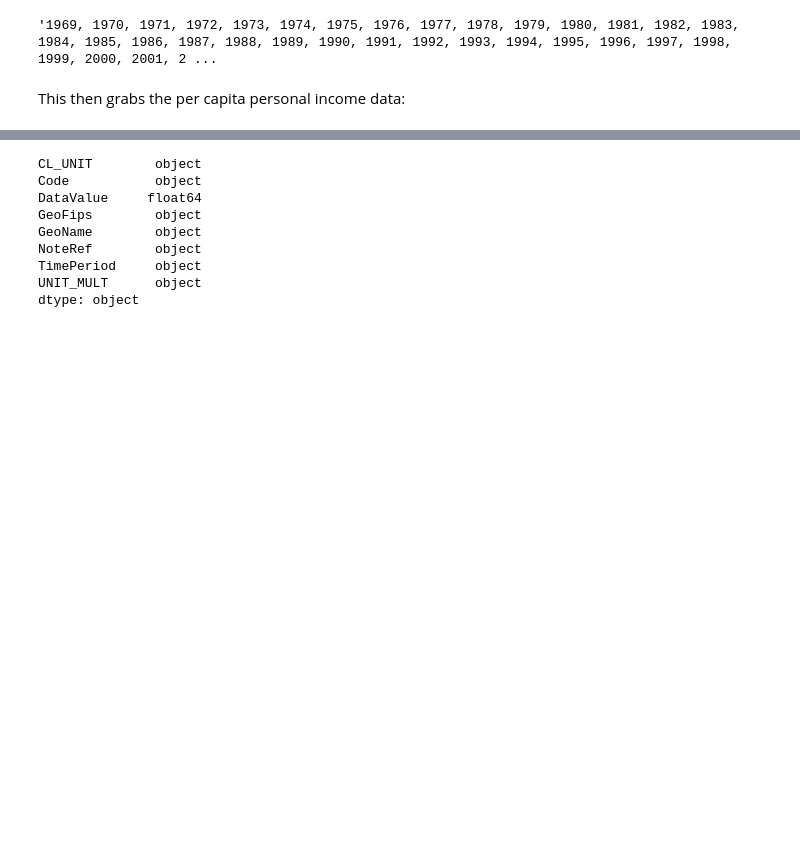
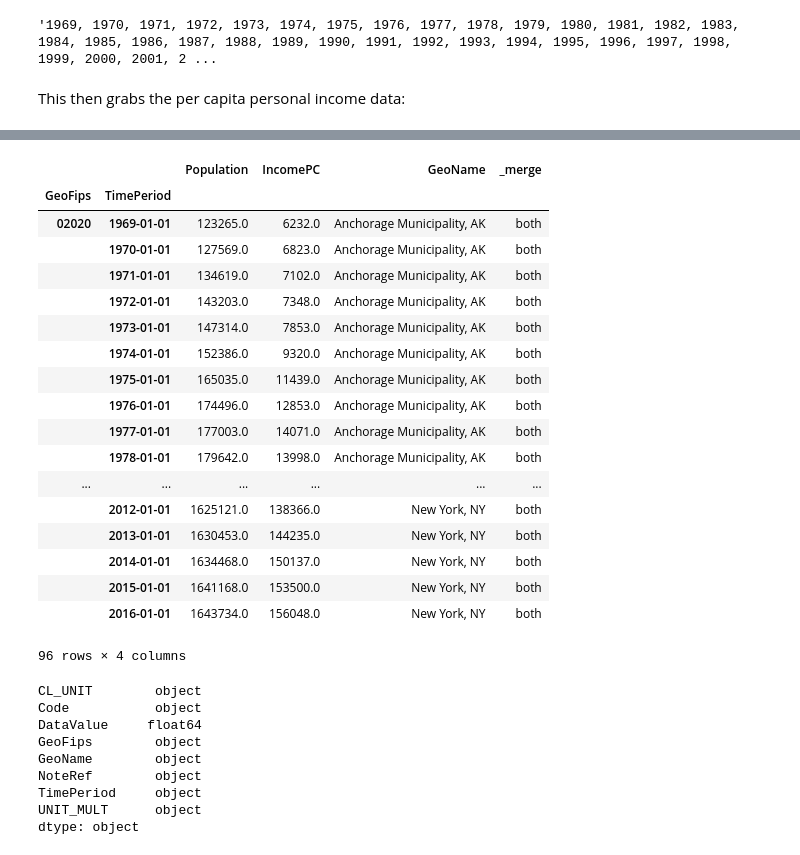
Before and after one commit to mwaugh0328/data_bootcamp_spring_2018, a Jupyter notebook: final_project/geo_bcycles_explore.ipynb, the cells around one changed output, grey strips where cells are left out. Drawn from its saved outputs; the diff is of its cells as text; code cells hidden in the pictures; blank space fills up the shorter version.

```diff
--- a/final_project/geo_bcycles_explore.ipynb
+++ b/final_project/geo_bcycles_explore.ipynb
@@ -179,5 +191,0 @@ us_agg.head()
-# %%
-combo.drop("00000", inplace = True)
-# %%
-combo.dropna(inplace=True)
-grp = combo.groupby(["TimePeriod"])
@@ -223,0 +192,22 @@ Name: IncomePC, dtype: float64
+# %%
+combo.loc[["36061","02020"]]
+# %% [output]
+|  |  | Population | IncomePC | GeoName | _merge |
+| GeoFips | TimePeriod |  |  |  |  |
+| 02020 | 1969-01-01 | 123265.0 | 6232.0 | Anchorage Municipality, AK | both |
+|  | 1970-01-01 | 127569.0 | 6823.0 | Anchorage Municipality, AK | both |
+|  | 1971-01-01 | 134619.0 | 7102.0 | Anchorage Municipality, AK | both |
+|  | 1972-01-01 | 143203.0 | 7348.0 | Anchorage Municipality, AK | both |
+|  | 1973-01-01 | 147314.0 | 7853.0 | Anchorage Municipality, AK | both |
+|  | 1974-01-01 | 152386.0 | 9320.0 | Anchorage Municipality, AK | both |
+|  | 1975-01-01 | 165035.0 | 11439.0 | Anchorage Municipality, AK | both |
+|  | 1976-01-01 | 174496.0 | 12853.0 | Anchorage Municipality, AK | both |
+|  | 1977-01-01 | 177003.0 | 14071.0 | Anchorage Municipality, AK | both |
+|  | 1978-01-01 | 179642.0 | 13998.0 | Anchorage Municipality, AK | both |
+| ... | ... | ... | ... | ... | ... |
+|  | 2012-01-01 | 1625121.0 | 138366.0 | New York, NY | both |
+|  | 2013-01-01 | 1630453.0 | 144235.0 | New York, NY | both |
+|  | 2014-01-01 | 1634468.0 | 150137.0 | New York, NY | both |
+|  | 2015-01-01 | 1641168.0 | 153500.0 | New York, NY | both |
+|  | 2016-01-01 | 1643734.0 | 156048.0 | New York, NY | both |
+96 rows × 4 columns
```
Also changed, not shown: parts of 13 cells of this notebook.
